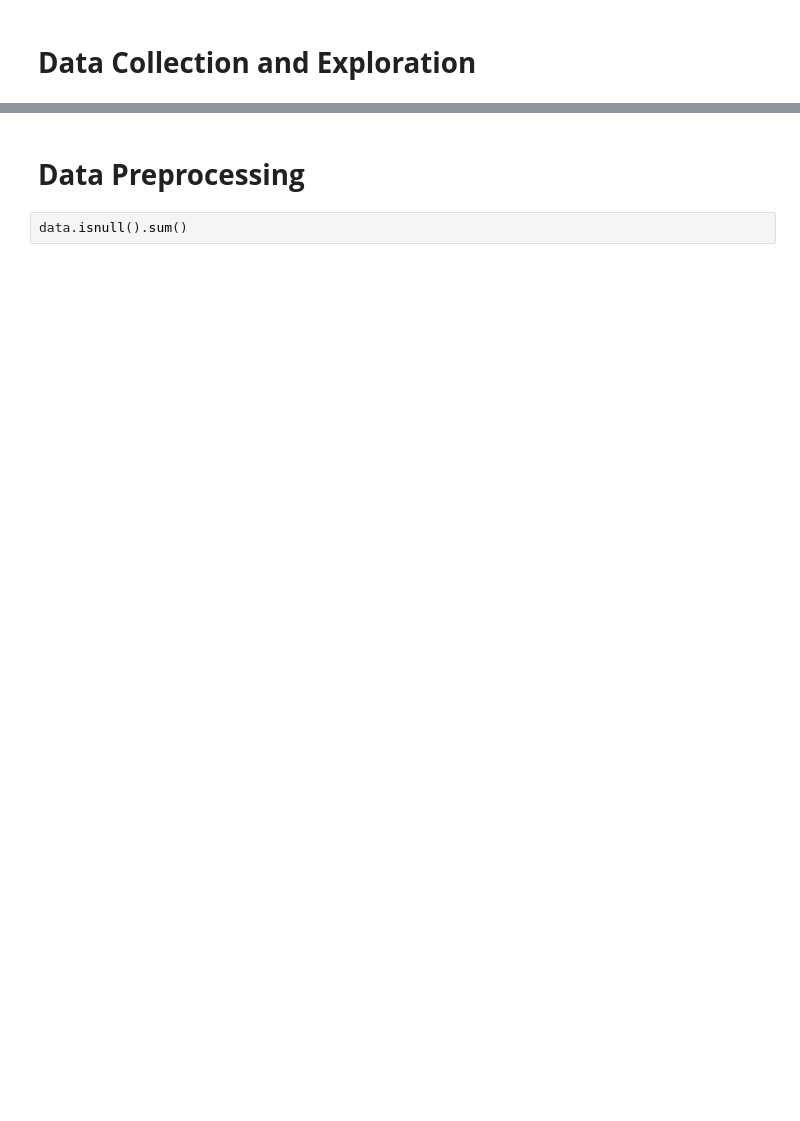
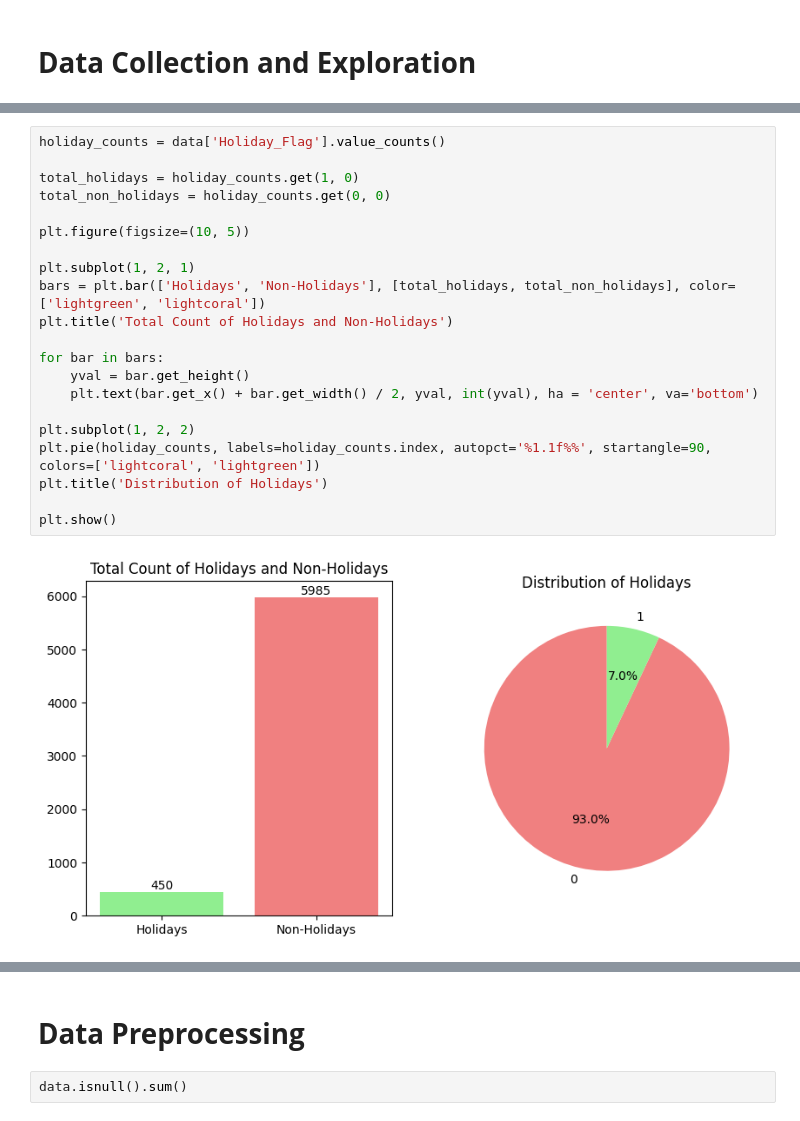
Before and after one commit to rydzze/Regression-Decision-Tree-on-Walmart-Dataset, a Jupyter notebook: regression-decision-tree.ipynb, the cells around one changed output, grey strips where cells are left out. Saved outputs shown, nothing was run; the diff lists cells and outputs as text; blank space fills up the shorter version.

```diff
--- a/regression-decision-tree.ipynb
+++ b/regression-decision-tree.ipynb
@@ -27,0 +102,23 @@ data = pd.read_csv("/kaggle/input/walmart-dataset/Walmart.csv")
+# %%
+holiday_counts = data['Holiday_Flag'].value_counts()
+
+total_holidays = holiday_counts.get(1, 0)
+total_non_holidays = holiday_counts.get(0, 0)
+
+plt.figure(figsize=(10, 5))
+
+plt.subplot(1, 2, 1)
+bars = plt.bar(['Holidays', 'Non-Holidays'], [total_holidays, total_non_holidays], color=['lightgreen', 'lightcoral'])
+plt.title('Total Count of Holidays and Non-Holidays')
+
+for bar in bars:
+    yval = bar.get_height()
+    plt.text(bar.get_x() + bar.get_width() / 2, yval, int(yval), ha = 'center', va='bottom')
+
+plt.subplot(1, 2, 2)
+plt.pie(holiday_counts, labels=holiday_counts.index, autopct='%1.1f%%', startangle=90, colors=['lightcoral', 'lightgreen'])
+plt.title('Distribution of Holidays')
+
+plt.show()
+# %% [output]
+[figure, added]
```
Also changed, not shown: parts of 19 cells of this notebook.
